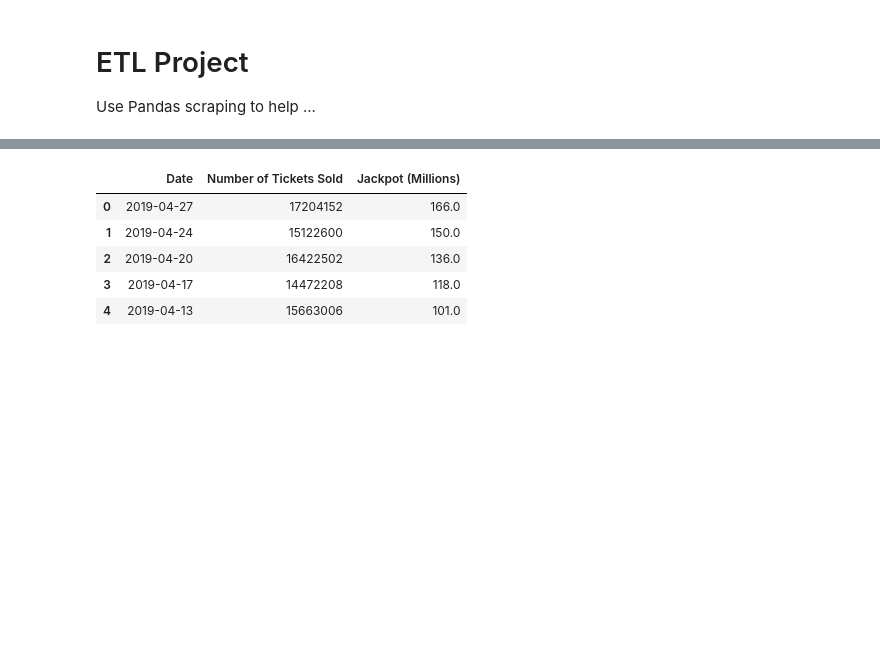
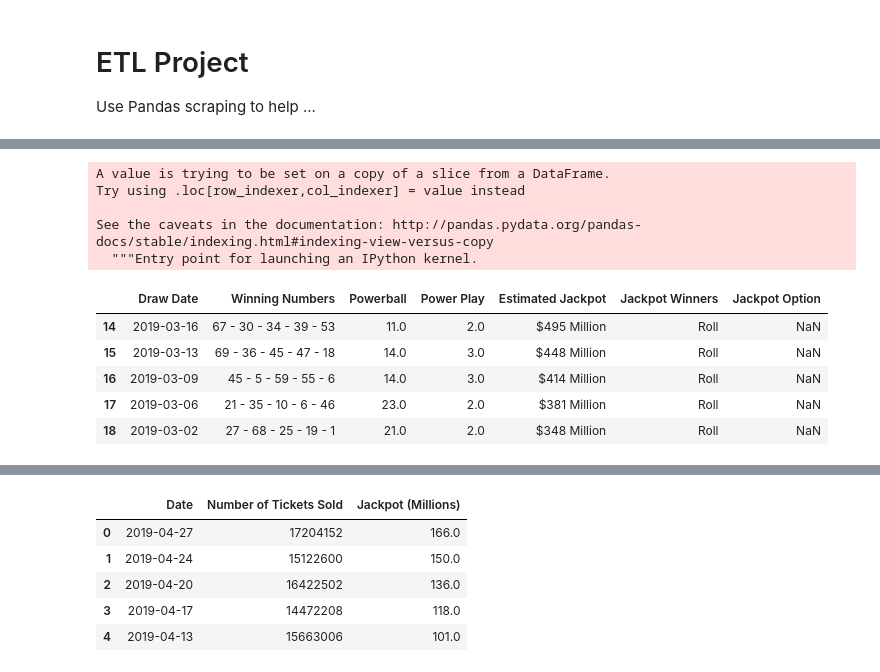
Before and after one commit to huntercash/ETL-Process, a Jupyter notebook: amy.ipynb, the cells around one changed output, grey strips where cells are left out. Saved outputs shown, nothing was run; the diff lists cells and outputs as text; code cells hidden in the pictures; blank space fills up the shorter version.

```diff
--- a/amy.ipynb
+++ b/amy.ipynb
@@ -37,0 +54,12 @@ tables
+# %%
+#TX Lottery
+texas_url = "https://www.txlottery.org/export/sites/lottery/Games/Powerball/Winning_Numbers/index.html_1444349437.html"
+
+texas_data = pd.read_html(texas_url)
+texas_df = texas_data[0]
+# %%
+texas_df_new = texas_df.loc[(texas_df['Draw Date'] != 'First Drawing for new Powerball matrix was 10/07/2015')]
+texas_df_new1 = texas_df_new.loc[(texas_df_new['Draw Date'] != 'First Drawing for new Powerball matrix was 10/07/2015.')]
+texas_df_new2 = texas_df_new1.loc[(texas_df_new1['Draw Date'] != 'First Drawing for new $2 Powerball matrix was 1/18/2012.')]
+texas_df_new3 = texas_df_new2.loc[(texas_df_new2['Draw Date'] >= '01/01/2010')]
+texas_df = texas_df_new3.loc[(texas_df_new3['Draw Date'] <= '03/17/2017')]
@@ -37,0 +77,17 @@ tables
+# %%
+texas_df['Draw Date']= pd.to_datetime(texas_df['Draw Date'])
+# %% [output]
+A value is trying to be set on a copy of a slice from a DataFrame.
+Try using .loc[row_indexer,col_indexer] = value instead
+
+See the caveats in the documentation: http://pandas.pydata.org/pandas-docs/stable/indexing.html#indexing-view-versus-copy
+  """Entry point for launching an IPython kernel.
+# %%
+texas_df.head()
+# %% [output]
+|  | Draw Date | Winning Numbers | Powerball | Power Play | Estimated Jackpot | Jackpot Winners | Jackpot Option |
+| 14 | 2019-03-16 | 67 - 30 - 34 - 39 - 53 | 11.0 | 2.0 | $495 Million | Roll | NaN |
+| 15 | 2019-03-13 | 69 - 36 - 45 - 47 - 18 | 14.0 | 3.0 | $448 Million | Roll | NaN |
+| 16 | 2019-03-09 | 45 - 5 - 59 - 55 - 6 | 14.0 | 3.0 | $414 Million | Roll | NaN |
+| 17 | 2019-03-06 | 21 - 35 - 10 - 6 - 46 | 23.0 | 2.0 | $381 Million | Roll | NaN |
+| 18 | 2019-03-02 | 27 - 68 - 25 - 19 - 1 | 21.0 | 2.0 | $348 Million | Roll | NaN |
```
Also changed, not shown: parts of 6 cells of this notebook, 2 other files.
